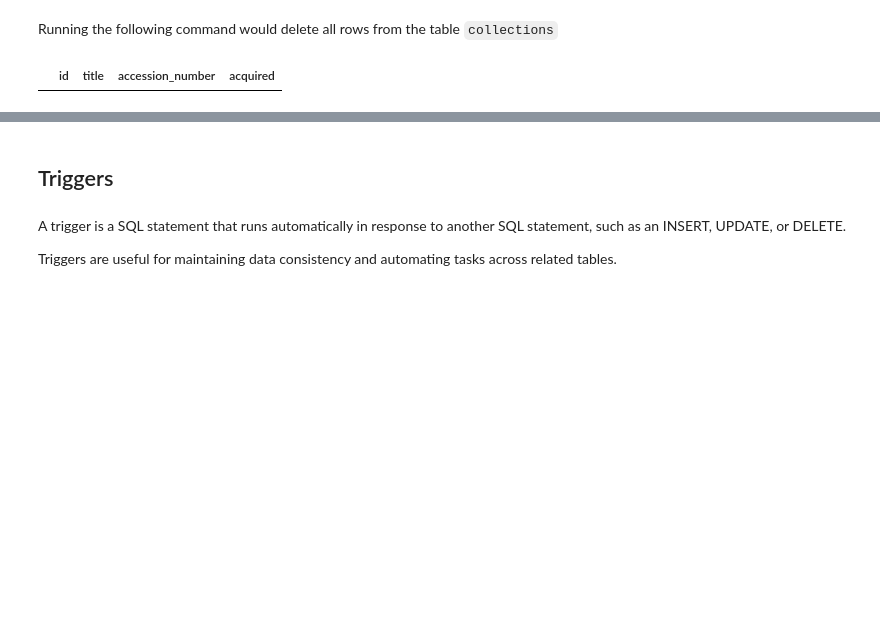
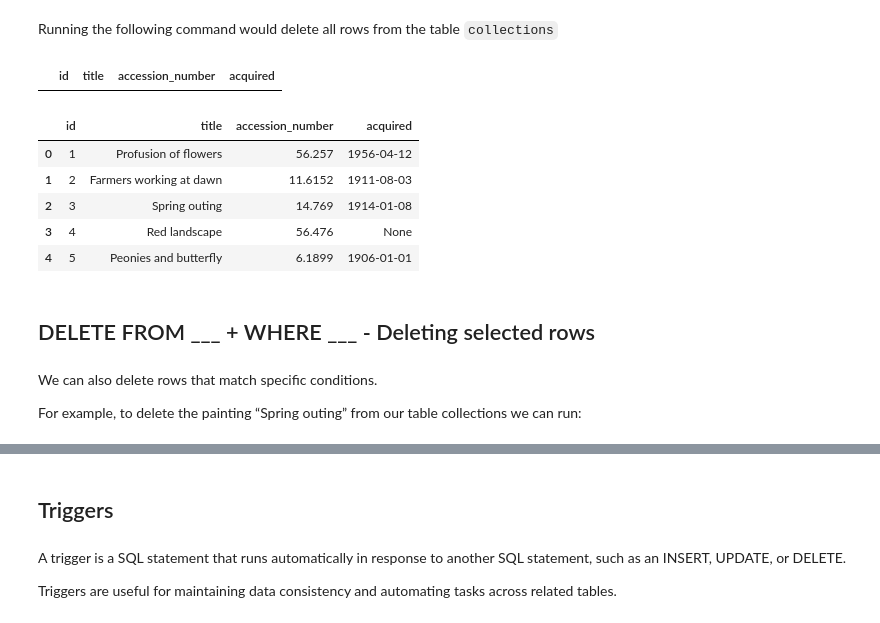
Before and after one commit to engineer-nicolas/cs50sql, a Jupyter notebook: lecture_3_Writing/lecture_3.ipynb, the cells around one changed output, grey strips where cells are left out. Cells and saved outputs as stored; diff of their text form; code cells hidden in the pictures; blank space fills up the shorter version.

```diff
--- a/lecture_3_Writing/lecture_3.ipynb
+++ b/lecture_3_Writing/lecture_3.ipynb
@@ -213,6 +209,27 @@ conn.commit()
 pd.read_sql_query('SELECT * FROM collections;', conn)
 # %% [output]
 |  | id | title | accession_number | acquired |
+# %%
+conn.execute("""
+INSERT OR IGNORE INTO "collections" ("title", "accession_number", "acquired")
+SELECT "title", "accession_number", "acquired"
+FROM "temp";
+""")
+conn.commit()
+pd.read_sql_query('SELECT * FROM collections;', conn)
+# %% [output]
+|  | id | title | accession_number | acquired |
+| 0 | 1 | Profusion of flowers | 56.257 | 1956-04-12 |
+| 1 | 2 | Farmers working at dawn | 11.6152 | 1911-08-03 |
+| 2 | 3 | Spring outing | 14.769 | 1914-01-08 |
+| 3 | 4 | Red landscape | 56.476 | None |
+| 4 | 5 | Peonies and butterfly | 6.1899 | 1906-01-01 |
+# %% [markdown]
+## DELETE FROM ___ + WHERE ___ - Deleting selected rows
+# %% [markdown]
+We can also delete rows that match specific conditions.
+
+For example, to delete the painting “Spring outing” from our table collections we can run:
 # %%
 conn.execute('''
 DELETE FROM "collections"
```
Also changed, not shown: parts of 30 cells of this notebook.
